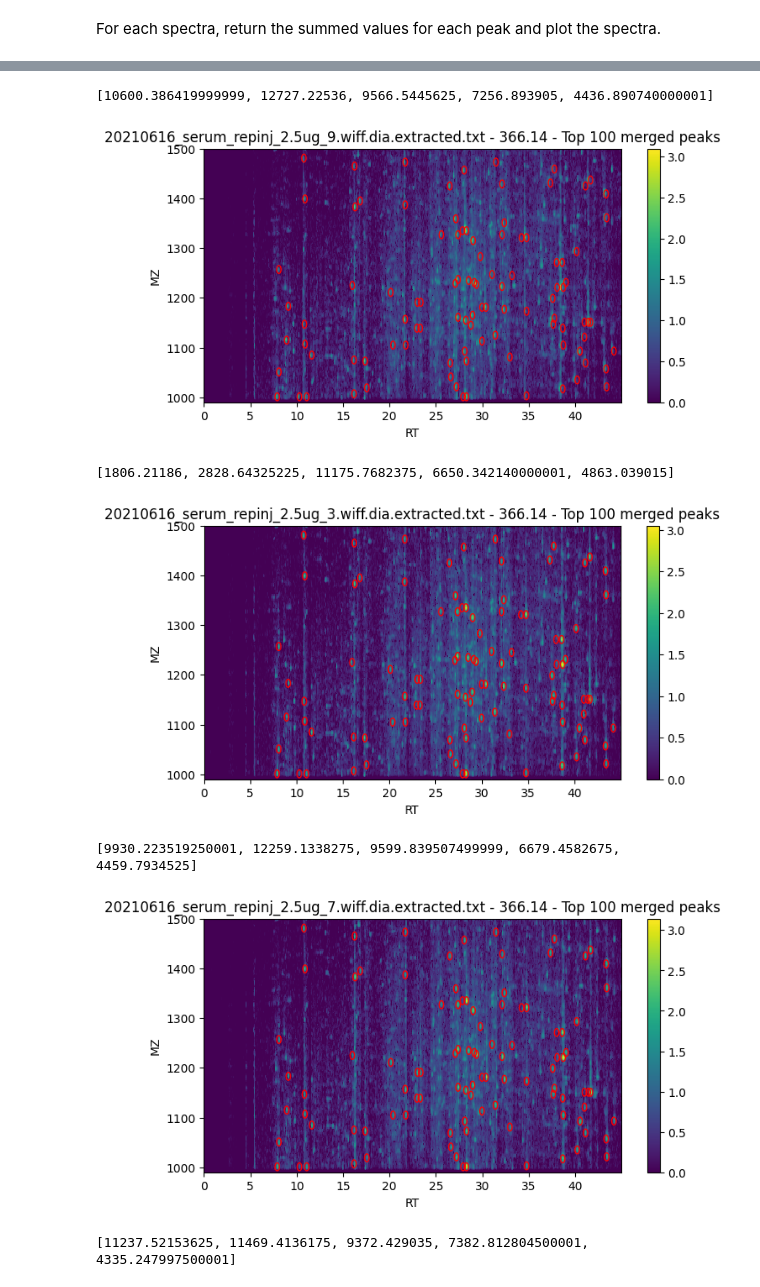
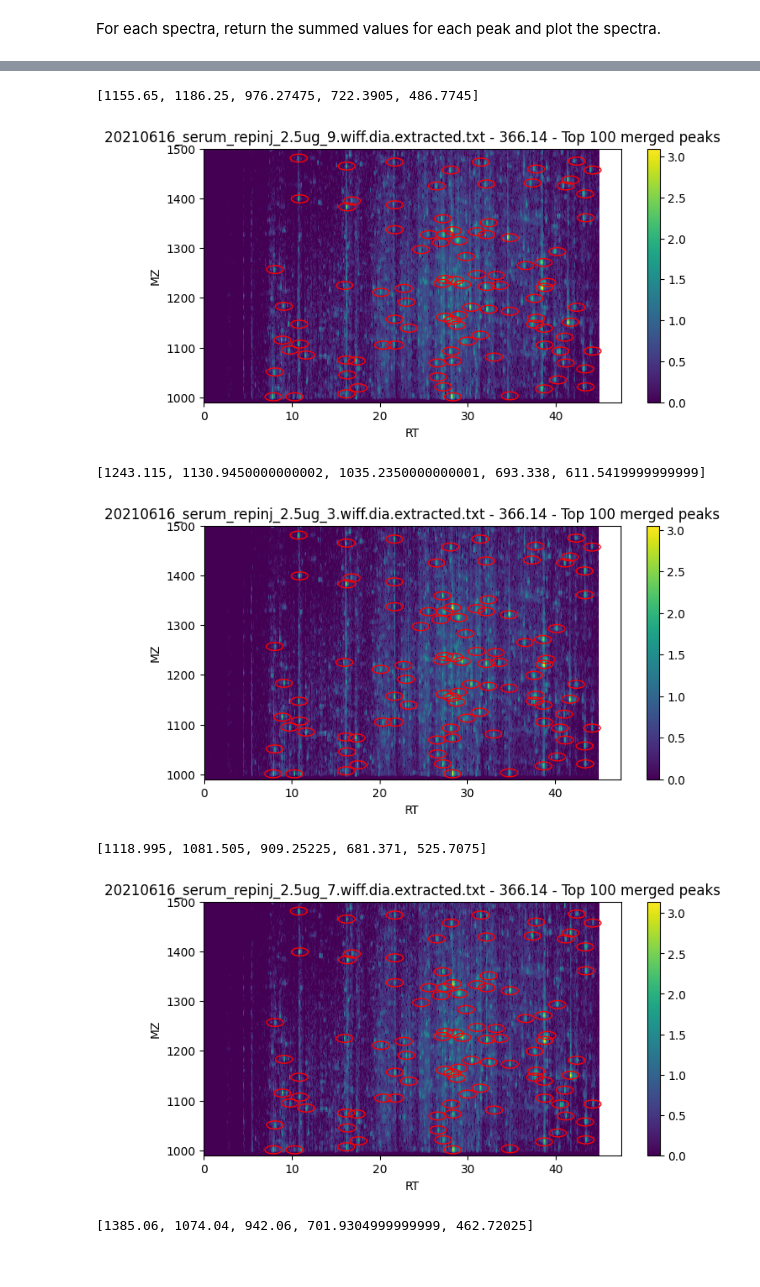
Before and after one commit to ehwmatt/OxoScan-MS, a Jupyter notebook: repeat_injection_analysis.ipynb, the cells around one changed output, grey strips where cells are left out. Saved outputs shown, nothing was run; the diff lists cells and outputs as text; code cells hidden in the pictures.

```diff
--- a/repeat_injection_analysis.ipynb
+++ b/repeat_injection_analysis.ipynb
@@ -71,7 +71,7 @@ plt.show()
 Calling the top 100 peaks from this file
 # %%
 top_N_peaks = 100
-x_radius = rt_x_bin_size * 4.0
+x_radius = rt_x_bin_size * 16.0
 y_radius = mz_y_bin_size * 4.0
 
 peaks = glycoproteomics.peaks.find(
@@ -100,8 +100,10 @@ plt.show()
 # %% [markdown]
 For each spectra, return the summed values for each peak and plot the spectra.
 # %%
+peak_value_dict = {}
 for name, spectrum in binned_spectra.items():
     ion_matrix, x_label, y_label = glycoproteomics.spectrum.to_matrix(spectrum, ion)
+    # Plot the individual spectrum with the merged peaks
     glycoproteomics.plotting.plot_ion_matrix_with_peaks(
         ion_matrix,
         x_label,
@@ -114,8 +116,11 @@ for name, spectrum in binned_spectra.items():
         dpi
     )
     plt.show()
+    # Determine the maximum value within the peak ellipse for each peak
     peak_values = glycoproteomics.peaks.integrate(
-        ion_matrix, x_label, y_label, peaks, x_radius, y_radius, np.sum
+        ion_matrix, x_label, y_label, peaks, x_radius, y_radius, np.max
     )
+    peak_value_dict[name] = peak_values
+    # Print the top 5 peaks
     print(peak_values[:5])
 # %% [output]
@@ -125,7 +130,7 @@ for name, spectrum in binned_spectra.items():
-[10600.386419999999, 12727.22536, 9566.5445625, 7256.893905, 4436.890740000001]
+[1155.65, 1186.25, 976.27475, 722.3905, 486.7745]
-[figure, old version]
+[figure, new version]
-[1806.21186, 2828.64325225, 11175.7682375, 6650.342140000001, 4863.039015]
+[1243.115, 1130.9450000000002, 1035.2350000000001, 693.338, 611.5419999999999]
-[figure, old version]
+[figure, new version]
-[9930.223519250001, 12259.1338275, 9599.839507499999, 6679.4582675, 4459.7934525]
+[1118.995, 1081.505, 909.25225, 681.371, 525.7075]
-[figure, old version]
+[figure, new version]
-[11237.52153625, 11469.4136175, 9372.429035, 7382.812804500001, 4335.247997500001]
+[1385.06, 1074.04, 942.06, 701.9304999999999, 462.72025]
```
Also changed, not shown: parts of 4 cells of this notebook.
